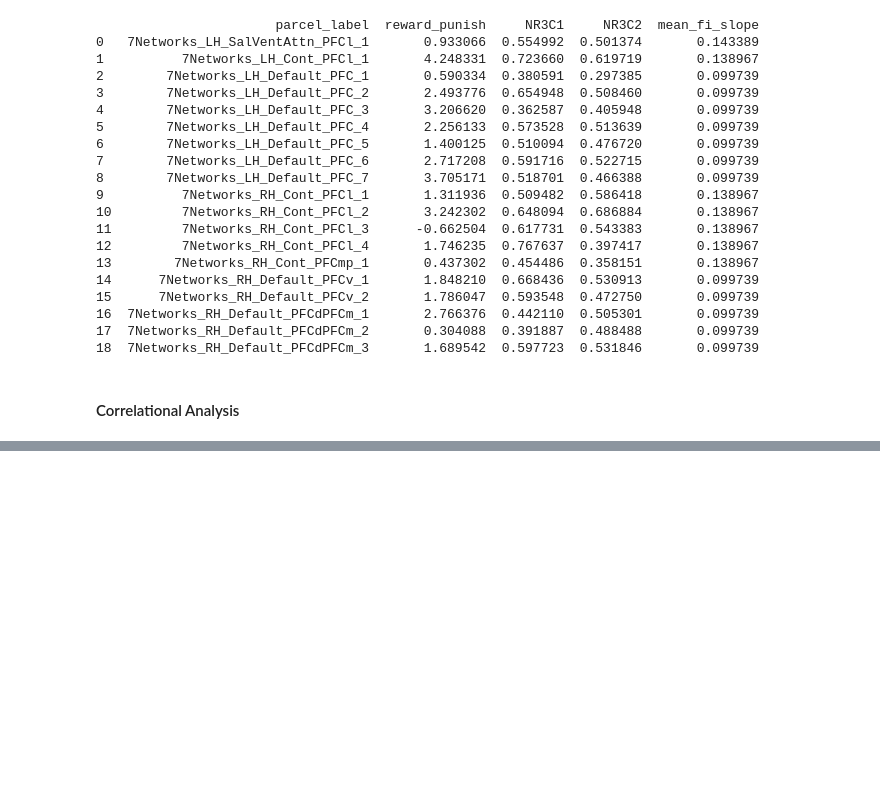
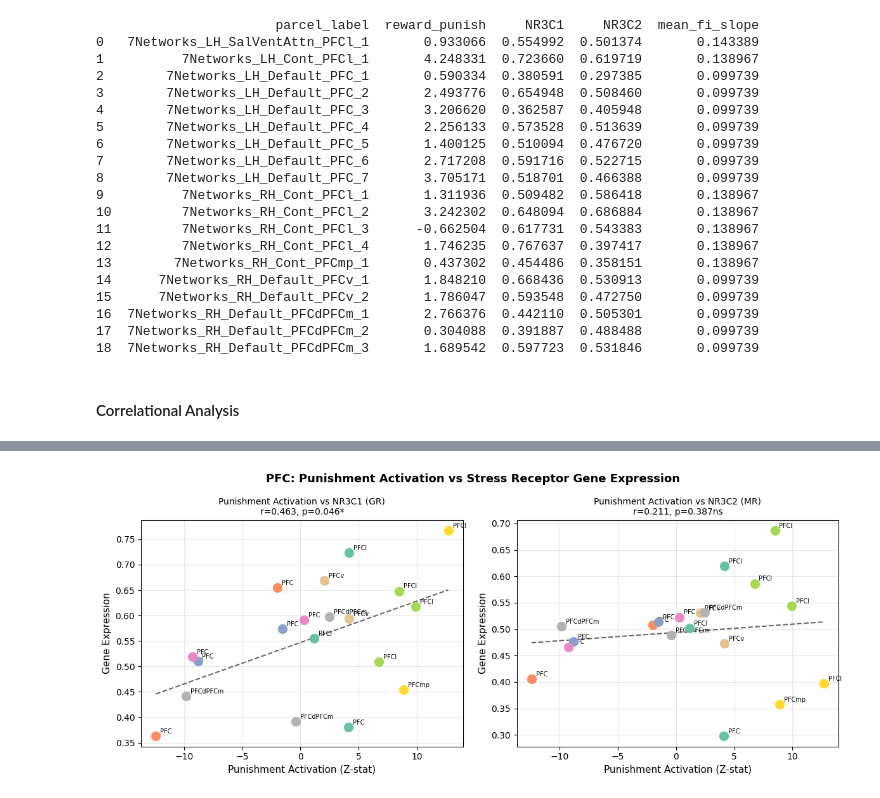
Before and after one commit to arushimunjal/BIPN162-Final-Project, a Jupyter notebook: BIPN162_Final.ipynb, the cells around one changed output, grey strips where cells are left out. Drawn from its saved outputs; the diff is of its cells as text; code cells hidden in the pictures; blank space fills up the shorter version.

```diff
--- a/BIPN162_Final.ipynb
+++ b/BIPN162_Final.ipynb
@@ -511,0 +612,42 @@ print(combined_df[['parcel_label', 'reward_punish', 'NR3C1', 'NR3C2', 'mean_fi_s
+# %%
+fig, axes = plt.subplots(1, 2, figsize=(12, 5))
+
+scatter_pairs = [
+    ('punish', 'NR3C1', 'Punishment Activation vs NR3C1 (GR)', 'r=0.463, p=0.046*'),
+    ('punish', 'NR3C2', 'Punishment Activation vs NR3C2 (MR)', ''),
+]
+
+colors = plt.cm.Set2(np.linspace(0, 1, len(combined_df)))
+
+for ax, (x, y, title, stats) in zip(axes, scatter_pairs):
+    data = combined_df[[x, y, 'parcel_label']].dropna()
+
+    # Calculate stats if not provided
+    if not stats:
+        rho, pval = spearmanr(data[x], data[y])
+        sig = '*' if pval < 0.05 else 'ns'
+        stats = f'r={rho:.3f}, p={pval:.3f}{sig}'
+
+    for i, (_, row) in enumerate(data.iterrows()):
+        ax.scatter(row[x], row[y], s=100, color=colors[i], zorder=5)
+        ax.annotate(row['parcel_label'].split('_')[-2],
+                   (row[x], row[y]),
+                   textcoords="offset points", xytext=(5,3), fontsize=7)
+
+    z = np.polyfit(data[x], data[y], 1)
+    p = np.poly1d(z)
+    x_line = np.linspace(data[x].min(), data[x].max(), 100)
+    ax.plot(x_line, p(x_line), 'k--', alpha=0.6, linewidth=1.5)
+
+    ax.set_xlabel('Punishment Activation (Z-stat)', fontsize=11)
+    ax.set_ylabel('Gene Expression', fontsize=11)
+    ax.set_title(f'{title}\n{stats}', fontsize=10)
+    ax.grid(True, alpha=0.3)
+
+plt.suptitle('PFC: Punishment Activation vs Stress Receptor Gene Expression',
+             fontsize=13, fontweight='bold')
+plt.tight_layout()
+plt.savefig(r'C:\Users\user\Downloads\NR3C1_NR3C2_scatter.png', dpi=150, bbox_inches='tight')
+plt.show()
+# %% [output]
+[figure, added]
```
Also changed, not shown: parts of 10 cells of this notebook.
